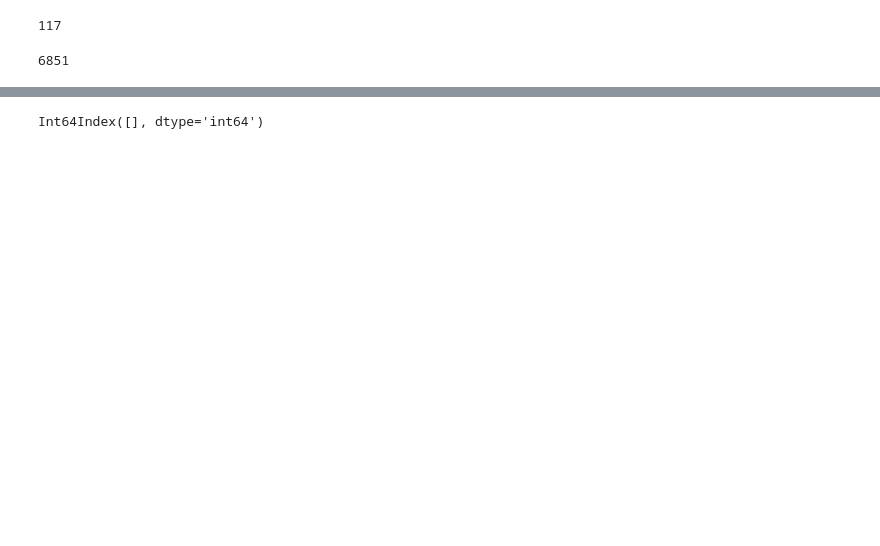
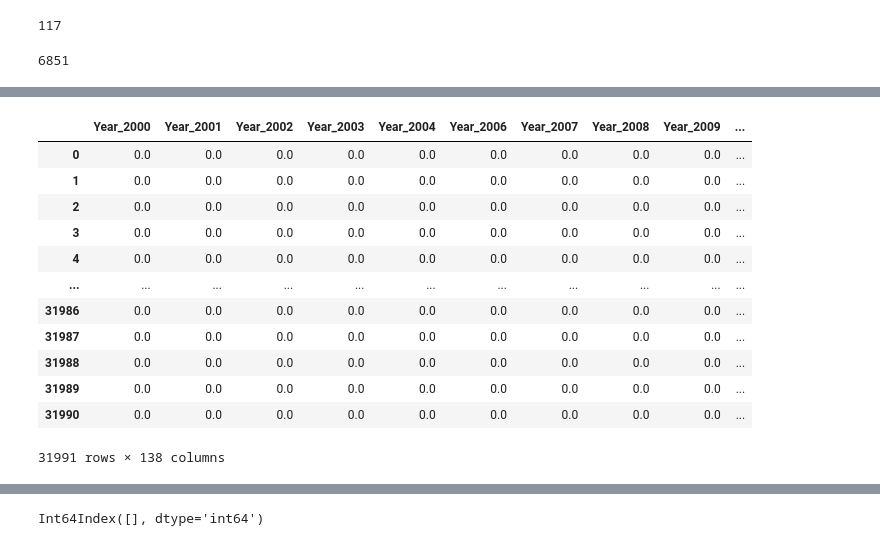
Before and after one commit to AgustinCdeCelis/Air-Quality, a Jupyter notebook: analisis.ipynb, the cells around one changed output, grey strips where cells are left out. Drawn from its saved outputs; the diff is of its cells as text; code cells hidden in the pictures; blank space fills up the shorter version.

```diff
--- a/analisis.ipynb
+++ b/analisis.ipynb
@@ -511,0 +545,4 @@ sns.heatmap(df.corr(),annot=True)
+# %%
+encoded_cols = Ohe.get_feature_names(['Year','Country Name'])
+
+encoded_cols
@@ -511,0 +583,18 @@ sns.heatmap(df.corr(),annot=True)
+# %%
+df_encoded = pd.DataFrame(transformed, columns= encoded_cols)
+
+df_encoded
+# %% [output]
+|  | Year_2000 | Year_2001 | Year_2002 | Year_2003 | Year_2004 | Year_2006 | Year_2007 | Year_2008 | Year_2009 | ... |
+| 0 | 0.0 | 0.0 | 0.0 | 0.0 | 0.0 | 0.0 | 0.0 | 0.0 | 0.0 | ... |
+| 1 | 0.0 | 0.0 | 0.0 | 0.0 | 0.0 | 0.0 | 0.0 | 0.0 | 0.0 | ... |
+| 2 | 0.0 | 0.0 | 0.0 | 0.0 | 0.0 | 0.0 | 0.0 | 0.0 | 0.0 | ... |
+| 3 | 0.0 | 0.0 | 0.0 | 0.0 | 0.0 | 0.0 | 0.0 | 0.0 | 0.0 | ... |
+| 4 | 0.0 | 0.0 | 0.0 | 0.0 | 0.0 | 0.0 | 0.0 | 0.0 | 0.0 | ... |
+| ... | ... | ... | ... | ... | ... | ... | ... | ... | ... | ... |
+| 31986 | 0.0 | 0.0 | 0.0 | 0.0 | 0.0 | 0.0 | 0.0 | 0.0 | 0.0 | ... |
+| 31987 | 0.0 | 0.0 | 0.0 | 0.0 | 0.0 | 0.0 | 0.0 | 0.0 | 0.0 | ... |
+| 31988 | 0.0 | 0.0 | 0.0 | 0.0 | 0.0 | 0.0 | 0.0 | 0.0 | 0.0 | ... |
+| 31989 | 0.0 | 0.0 | 0.0 | 0.0 | 0.0 | 0.0 | 0.0 | 0.0 | 0.0 | ... |
+| 31990 | 0.0 | 0.0 | 0.0 | 0.0 | 0.0 | 0.0 | 0.0 | 0.0 | 0.0 | ... |
+31991 rows × 138 columns
```
Also changed, not shown: parts of 15 cells of this notebook.
